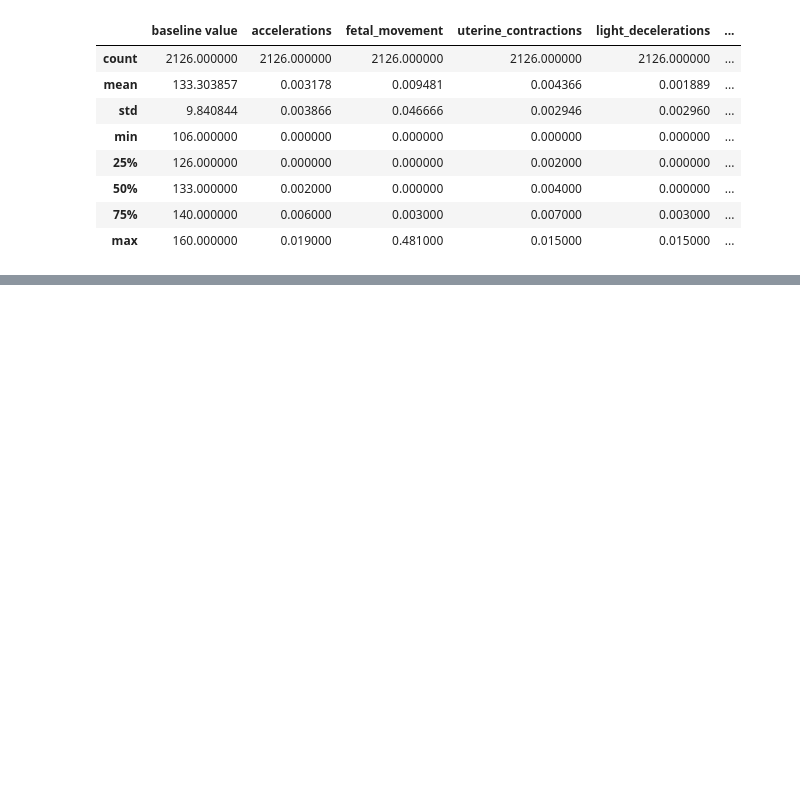
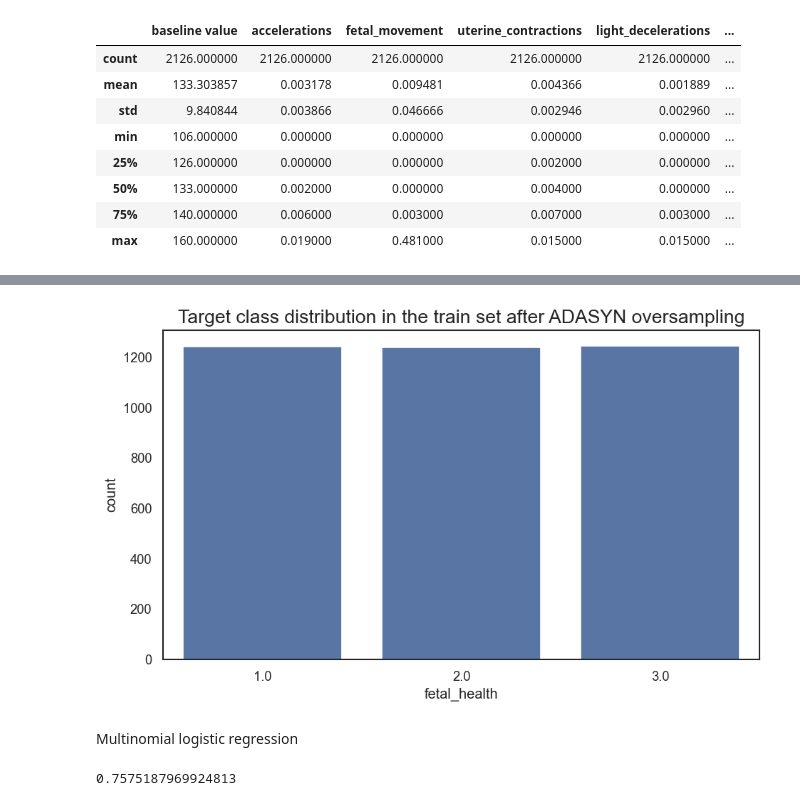
Before and after one commit to adamaj99pwr/ML, a Jupyter notebook: lab3/lab3.ipynb, the cells around one changed output, grey strips where cells are left out. Saved outputs shown, nothing was run; the diff lists cells and outputs as text; code cells hidden in the pictures; blank space fills up the shorter version.

```diff
--- a/lab3/lab3.ipynb
+++ b/lab3/lab3.ipynb
@@ -103,0 +123,9 @@ plt.show()
+# %%
+adas = ADASYN(random_state=42)
+X_train_os, y_train_os = adas.fit_resample(X_train, y_train)
+# %%
+tgt_class = sns.countplot(data=X_train_os, x='fetal_health')
+tgt_class.axes.set_title('Target class distribution in the train set after ADASYN oversampling', fontsize=16)
+plt.show()
+# %% [output]
+[figure, added]
@@ -103,0 +160,2 @@ plt.show()
+# %% [markdown]
+Multinomial logistic regression
@@ -103,0 +165,4 @@ plt.show()
+# %%
+accuracy_score(y_test, lr_pred)
+# %% [output]
+0.7575187969924813
```
Also changed, not shown: parts of 36 cells of this notebook.
